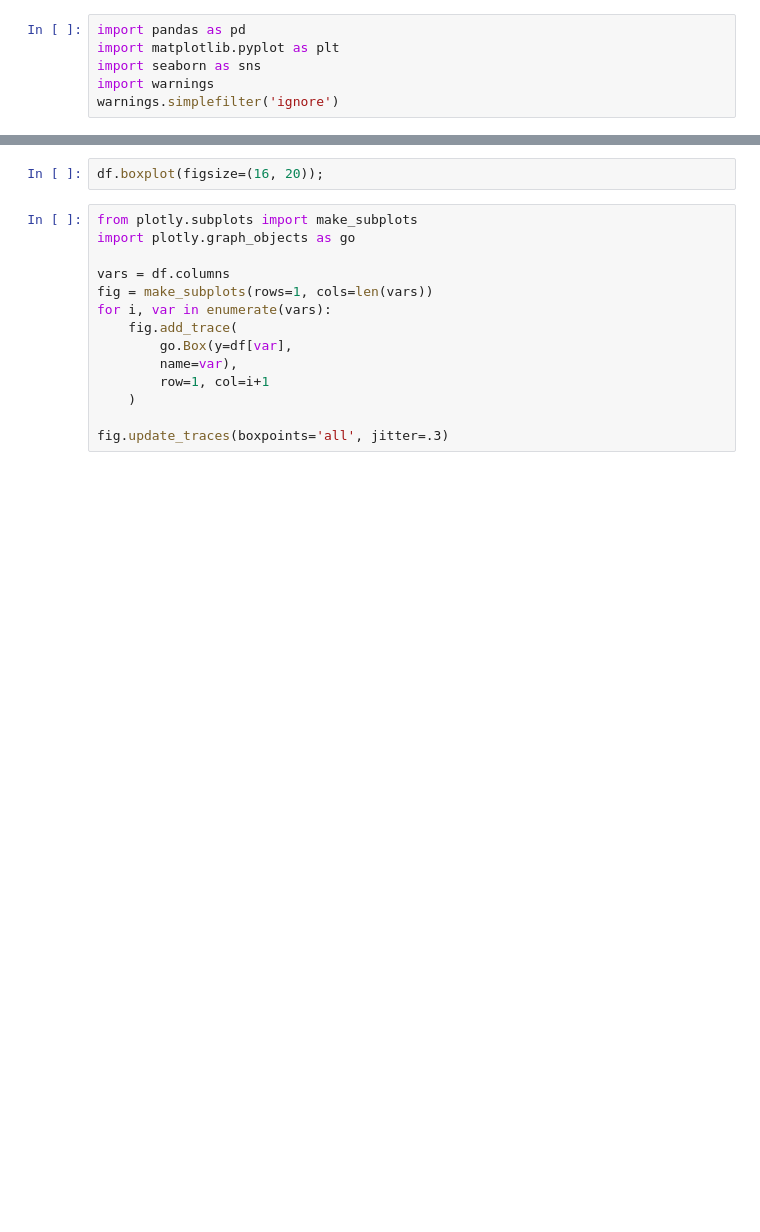
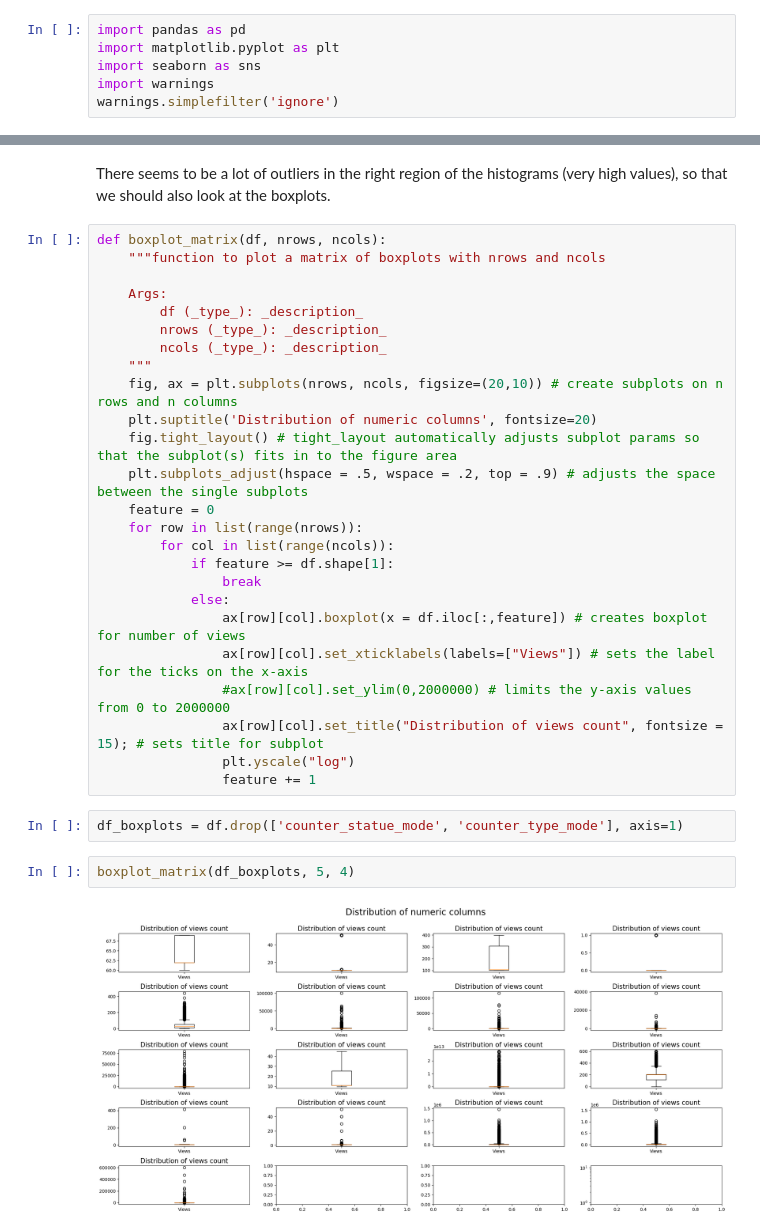
Before and after one commit to franzi105/Fraud-Detection, a Jupyter notebook: 02_baselinemodel.ipynb, the cells around one changed output, grey strips where cells are left out. Saved outputs shown, nothing was run; the diff lists cells and outputs as text; blank space fills up the shorter version.

Commit message:
finished boxplots and correlation matrix and cleaning

```diff
--- a/02_baselinemodel.ipynb
+++ b/02_baselinemodel.ipynb
@@ -21,16 +64,33 @@ df.hist(figsize=(16, 20), bins=10, xlabelsize=8, ylabelsize=8);
-# %%
-df.boxplot(figsize=(16, 20));
-# %%
-from plotly.subplots import make_subplots
-import plotly.graph_objects as go
-
-vars = df.columns
-fig = make_subplots(rows=1, cols=len(vars))
-for i, var in enumerate(vars):
-    fig.add_trace(
-        go.Box(y=df[var],
-        name=var),
-        row=1, col=i+1
-    )
-
-fig.update_traces(boxpoints='all', jitter=.3)
+# %% [markdown]
+There seems to be a lot of outliers in the right region of the histograms (very high values), so that we should also look at the boxplots.
+# %%
+def boxplot_matrix(df, nrows, ncols):
+    """function to plot a matrix of boxplots with nrows and ncols
+
+    Args:
+        df (_type_): _description_
+        nrows (_type_): _description_
+        ncols (_type_): _description_
+    """
+    fig, ax = plt.subplots(nrows, ncols, figsize=(20,10)) # create subplots on n rows and n columns
+    plt.suptitle('Distribution of numeric columns', fontsize=20)
+    fig.tight_layout() # tight_layout automatically adjusts subplot params so that the subplot(s) fits in to the figure area
+    plt.subplots_adjust(hspace = .5, wspace = .2, top = .9) # adjusts the space between the single subplots
+    feature = 0
+    for row in list(range(nrows)):
+        for col in list(range(ncols)):
+            if feature >= df.shape[1]:
+                break
+            else:
+                ax[row][col].boxplot(x = df.iloc[:,feature]) # creates boxplot for number of views
+                ax[row][col].set_xticklabels(labels=["Views"]) # sets the label for the ticks on the x-axis
+                #ax[row][col].set_ylim(0,2000000) # limits the y-axis values from 0 to 2000000
+                ax[row][col].set_title("Distribution of views count", fontsize = 15); # sets title for subplot
+                plt.yscale("log")
+                feature += 1
+# %%
+df_boxplots = df.drop(['counter_statue_mode', 'counter_type_mode'], axis=1)
+# %%
+boxplot_matrix(df_boxplots, 5, 4)
+# %% [output]
+[figure, added]
```
Also changed, not shown: parts of 10 cells of this notebook, 1 other file.
